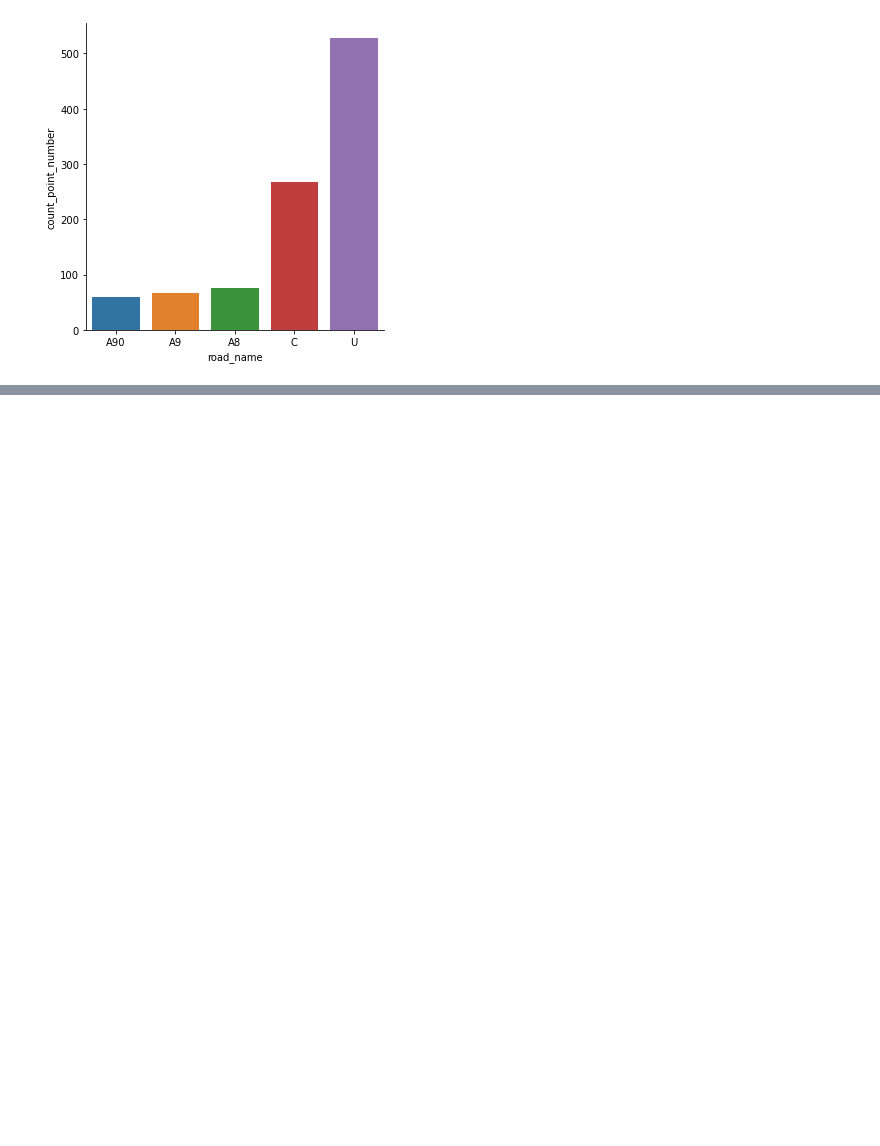
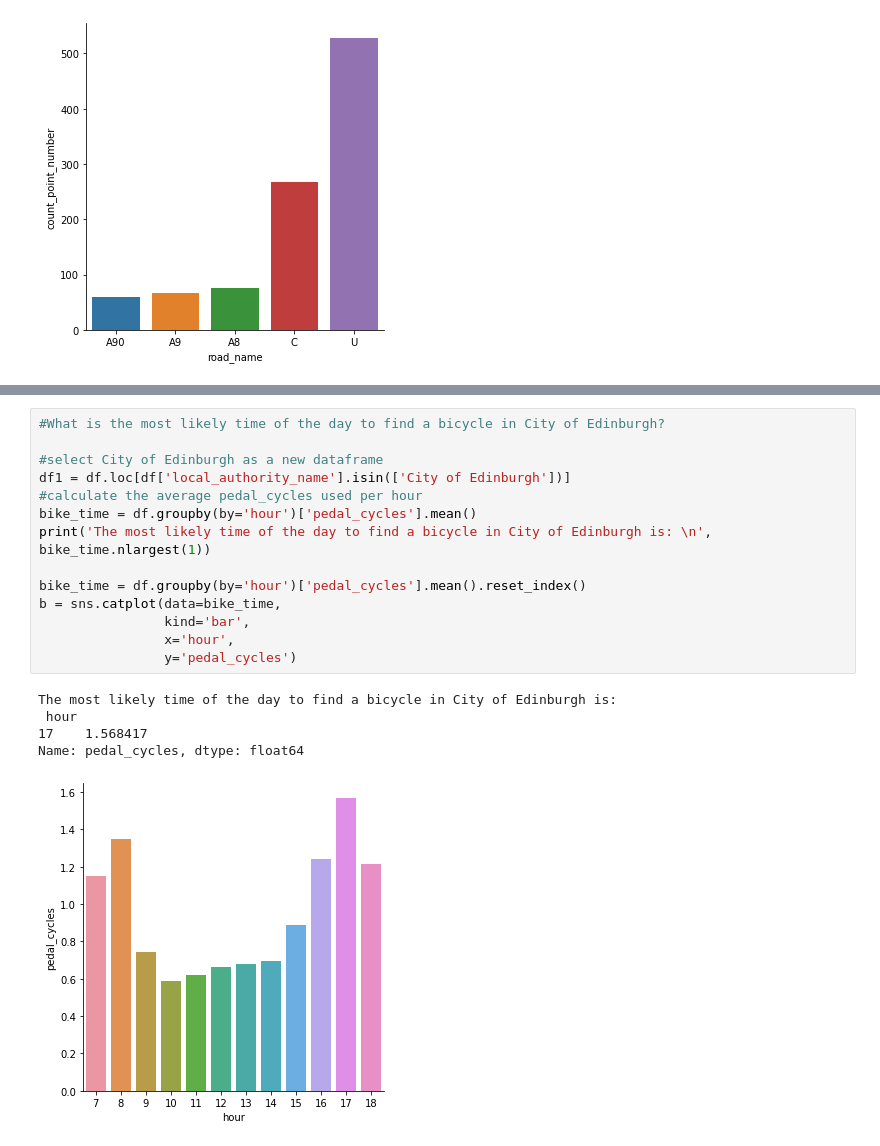
Before and after one commit to chiclez/pp-project-2, a Jupyter notebook: group 1.ipynb, the cells around one changed output, grey strips where cells are left out. Drawn from its saved outputs; the diff is of its cells as text; blank space fills up the shorter version.

```diff
--- a/group 1.ipynb
+++ b/group 1.ipynb
@@ -50,0 +105,20 @@ The five longest roads are:
+# %%
+#What is the most likely time of the day to find a bicycle in City of Edinburgh?
+
+#select City of Edinburgh as a new dataframe
+df1 = df.loc[df['local_authority_name'].isin(['City of Edinburgh'])]
+#calculate the average pedal_cycles used per hour
+bike_time = df.groupby(by='hour')['pedal_cycles'].mean()
+print('The most likely time of the day to find a bicycle in City of Edinburgh is: \n', bike_time.nlargest(1))
+
+bike_time = df.groupby(by='hour')['pedal_cycles'].mean().reset_index()
+b = sns.catplot(data=bike_time,
+                kind='bar',
+                x='hour',
+                y='pedal_cycles')
+# %% [output]
+The most likely time of the day to find a bicycle in City of Edinburgh is:
+ hour
+17    1.568417
+Name: pedal_cycles, dtype: float64
+[figure, added]
```
Also changed, not shown: parts of 3 cells of this notebook.
